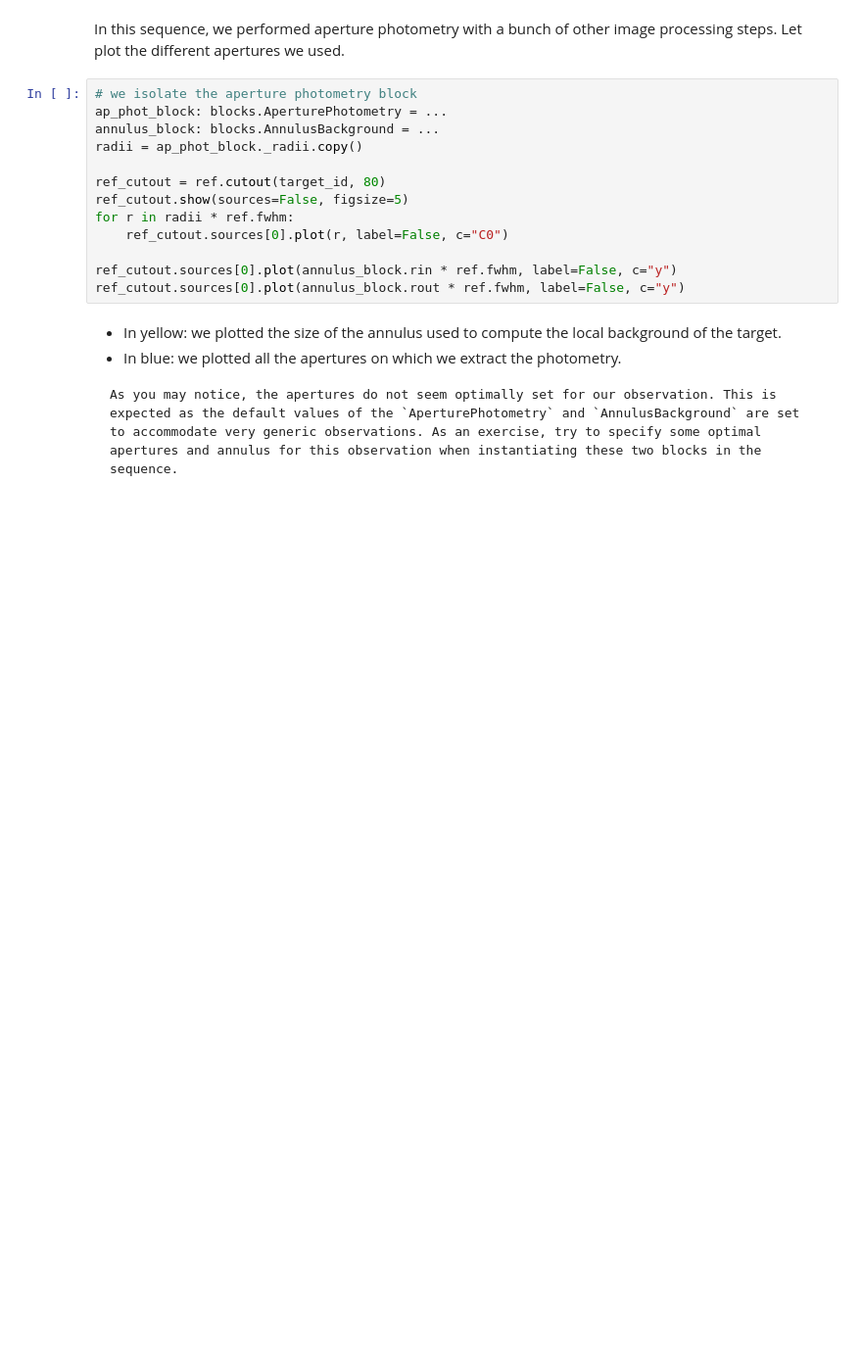
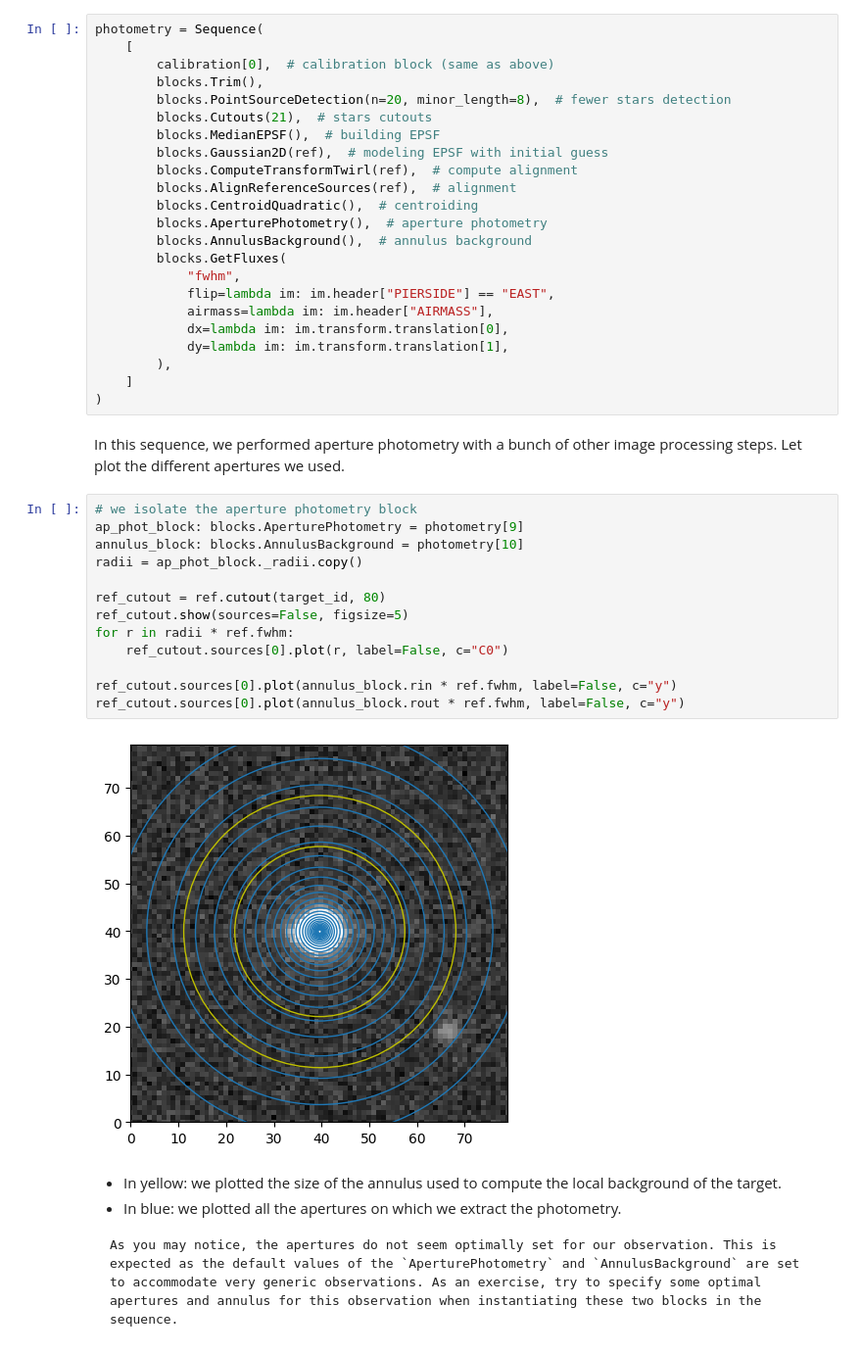
Before and after one commit to lgrcia/pysnack10-prose, a Jupyter notebook: material/reduction.ipynb, the cells around one changed output. Shown: that part at 98% size. Saved outputs shown, nothing was run; the diff lists cells and outputs as text; blank space fills up the shorter version.

```diff
--- a/material/reduction.ipynb
+++ b/material/reduction.ipynb
@@ -154,18 +152,43 @@ We can now extract the photometry of these stars using this sequence
+# %%
+photometry = Sequence(
+    [
+        calibration[0],  # calibration block (same as above)
+        blocks.Trim(),
+        blocks.PointSourceDetection(n=20, minor_length=8),  # fewer stars detection
+        blocks.Cutouts(21),  # stars cutouts
+        blocks.MedianEPSF(),  # building EPSF
+        blocks.Gaussian2D(ref),  # modeling EPSF with initial guess
+        blocks.ComputeTransformTwirl(ref),  # compute alignment
+        blocks.AlignReferenceSources(ref),  # alignment
+        blocks.CentroidQuadratic(),  # centroiding
+        blocks.AperturePhotometry(),  # aperture photometry
+        blocks.AnnulusBackground(),  # annulus background
+        blocks.GetFluxes(
+            "fwhm",
+            flip=lambda im: im.header["PIERSIDE"] == "EAST",
+            airmass=lambda im: im.header["AIRMASS"],
+            dx=lambda im: im.transform.translation[0],
+            dy=lambda im: im.transform.translation[1],
+        ),
+    ]
+)
 # %% [markdown]
 In this sequence, we performed aperture photometry with a bunch of other image processing steps. Let plot the different apertures we used.
 # %%
 # we isolate the aperture photometry block
-ap_phot_block: blocks.AperturePhotometry = ...
-annulus_block: blocks.AnnulusBackground = ...
+ap_phot_block: blocks.AperturePhotometry = photometry[9]
+annulus_block: blocks.AnnulusBackground = photometry[10]
 radii = ap_phot_block._radii.copy()
 
 ref_cutout = ref.cutout(target_id, 80)
 ref_cutout.show(sources=False, figsize=5)
 for r in radii * ref.fwhm:
     ref_cutout.sources[0].plot(r, label=False, c="C0")
 
 ref_cutout.sources[0].plot(annulus_block.rin * ref.fwhm, label=False, c="y")
 ref_cutout.sources[0].plot(annulus_block.rout * ref.fwhm, label=False, c="y")
+# %% [output]
+[figure, added]
 # %% [markdown]
 - In yellow: we plotted the size of the annulus used to compute the local background of the target.
 - In blue: we plotted all the apertures on which we extract the photometry.
```
Also changed, not shown: parts of 3 cells of this notebook.
